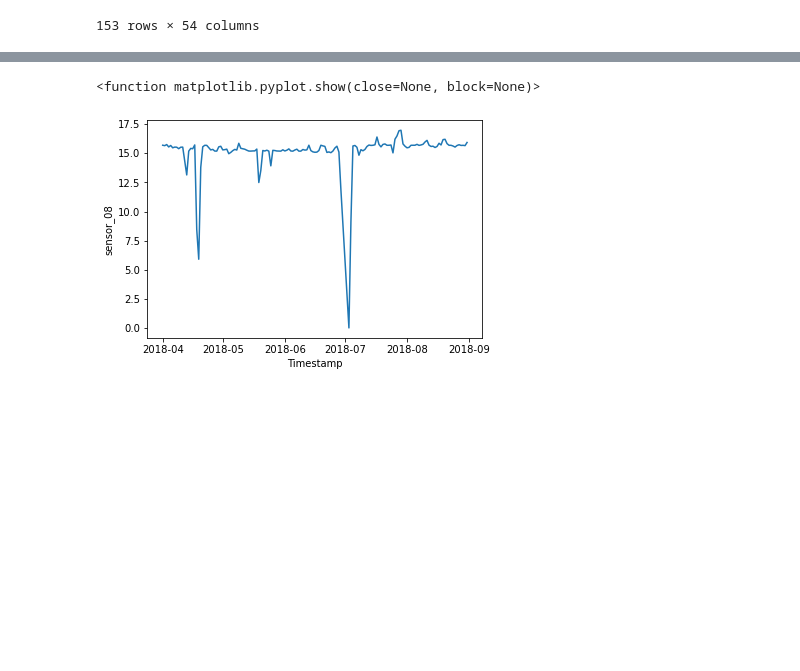
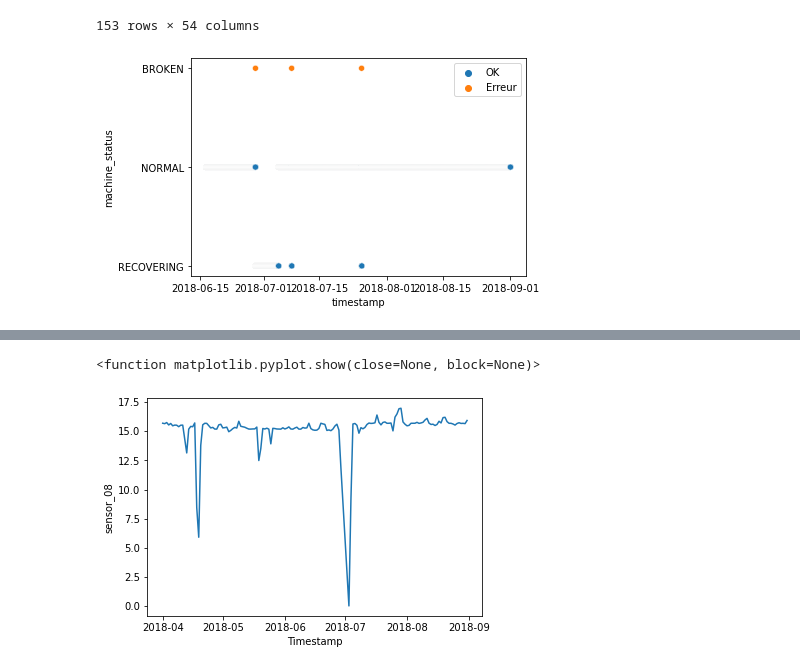
Before and after one commit to TX-Anomaly-Detection/tx_anomaly_detection_smart_building, a Jupyter notebook: markovain/markovain_all.ipynb, the cells around one changed output, grey strips where cells are left out. Saved outputs shown, nothing was run; the diff lists cells and outputs as text; code cells hidden in the pictures; blank space fills up the shorter version.

Commit message:
markovain_avec_state_himself

```diff
--- a/markovain/markovain_all.ipynb
+++ b/markovain/markovain_all.ipynb
@@ -163,13 +197,22 @@ def trouver_transitionMatrix(array_labels,dim):
     return tab_proba
 # %%
 def trouver_tabres_proba_markovain(list_state_sensor_but, transitionMatrix):
+    list_state_sensor_but_num = []
+    for i in list_state_sensor_but:
+        if i=="NORMAL":
+            list_state_sensor_but_num.append(0)
+        elif i=="RECOVERING":
+            list_state_sensor_but_num.append(1)
+        else:
+            list_state_sensor_but_num.append(2)
+
     tab_pb_res=[]
-    for i in range(len(list_state_sensor_but)):
+    for i in range(len(list_state_sensor_but_num)):
         tab_pb_res.append(1)
-    for i in range(len(list_state_sensor_but)-5) :
+    for i in range(len(list_state_sensor_but_num)-5) :
         nb_proba = 1
         for j in range(5) :
-            nb_proba = nb_proba * transitionMatrix[list_state_sensor_but[i+j]][list_state_sensor_but[i+j+1]]
+            nb_proba = nb_proba * transitionMatrix[list_state_sensor_but_num[i+j]][list_state_sensor_but_num[i+j+1]]
         tab_pb_res[i+j+1] = nb_proba
     return tab_pb_res
 # %%
@@ -198,0 +280,5 @@ def M_markovain(data_df,nom_train_data,nom_test_data):
+# %%
+df = pd.read_csv("sensor_1.csv")
+df.drop("Unnamed: 0", axis=1, inplace=True)
+df["machine_status"] = pd.Categorical(df["machine_status"])
+df["timestamp"] = pd.to_datetime(df["timestamp"])
@@ -198,0 +287,23 @@ def M_markovain(data_df,nom_train_data,nom_test_data):
+# %%
+def M_markovain2(df):
+    train_index = int(len(df)*0.5)
+    x = df.iloc[:, 1:-2]
+    y = df.iloc[:, -1]
+
+#     x_train = x.iloc[:train_index,:]
+#     y_train = y.iloc[train_index:]
+#     x_val = x.iloc[:test_index, :]
+#     y_val = y.iloc[test_index:]
+
+    state_train = y[:train_index]
+    state_test = y[train_index:]
+    transitionMatrix = trouver_transitionMatrix(state_train,3)
+    tab_pb_res = trouver_tabres_proba_markovain(state_test,transitionMatrix)
+    tab_label_res = trouver_OK_Erreur_Label(tab_pb_res)
+
+    sns.scatterplot(x = (df.timestamp)[train_index:], y = (df.machine_status)[train_index:], hue = tab_label_res)
+    plt.show()
+# %%
+M_markovain2(df)
+# %% [output]
+[figure, added]
```
Also changed, not shown: parts of 11 cells of this notebook, 26 other files.
